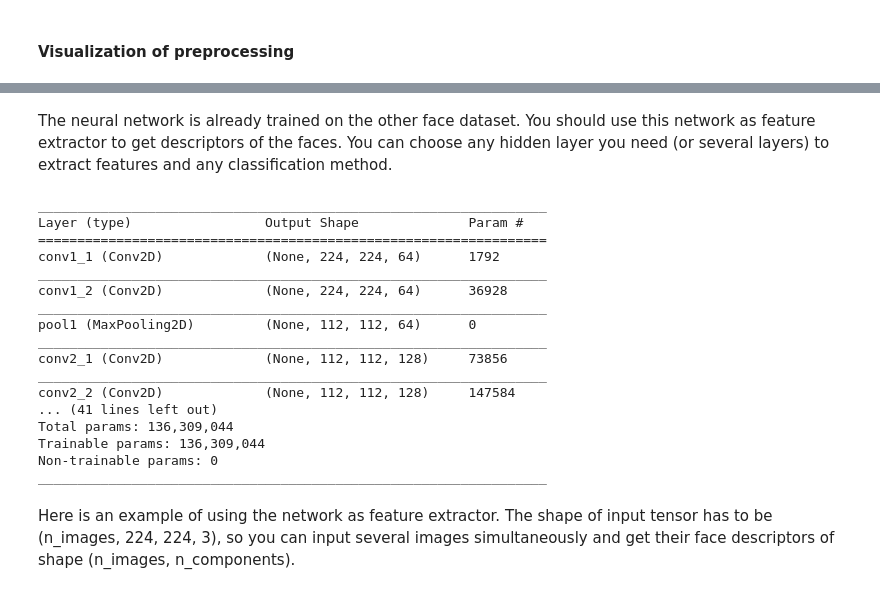
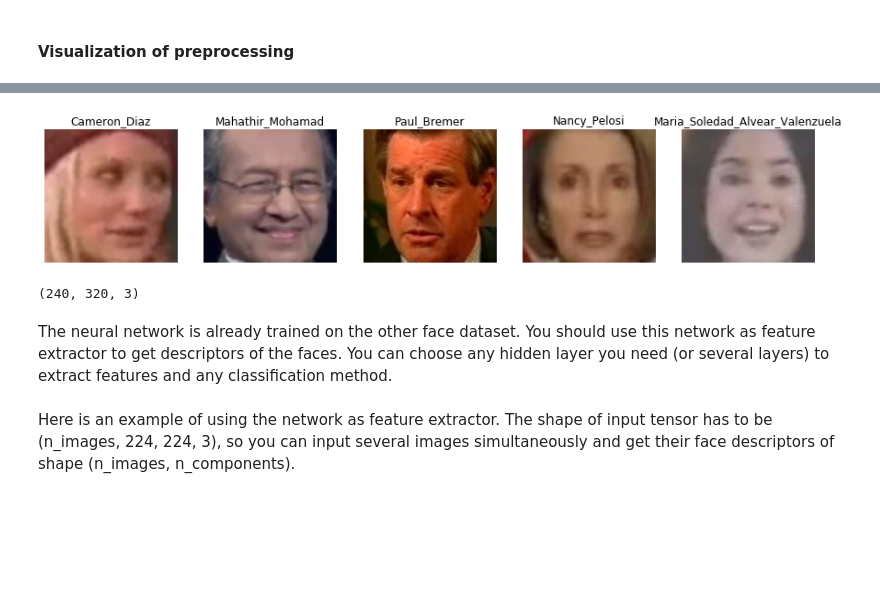
Before and after one commit to cr-bharath/Deep-learning-in-Computer-Vision-Coursera, a Jupyter notebook: Week4/Face Recognition task.ipynb, the cells around one changed output, grey strips where cells are left out. Saved outputs shown, nothing was run; the diff lists cells and outputs as text; code cells hidden in the pictures; blank space fills up the shorter version.

```diff
--- a/Week4/Face Recognition task.ipynb
+++ b/Week4/Face Recognition task.ipynb
@@ -154,28 +229,23 @@ visualize(x_train, y_train, function = lambda x:preprocess_imgs(x)[0])
+# %%
+visualize({i:video_test[i][20] for i in video_test}, test_labels, function = lambda x:preprocess_imgs2(x)[0], n_cols = 5, n_rows=1)
+# %% [output]
+[figure, added]
+# %%
+video_test['0'][0].shape
+# %% [output]
+(240, 320, 3)
 # %% [markdown]
 The neural network is already trained on the other face dataset. You should use this network as feature extractor to get descriptors of the faces. You can choose any hidden layer you need (or several layers) to extract features and any classification method.
 # %%
 import h5py
 from keras.models import load_model
-model = load_model('face_recognition_model.h5')
-model.summary()
+#model = load_model('face_recognition_model.h5')
+#model.summary()
+from keras_facenet import FaceNet
+
+embedder = FaceNet()
+model = embedder.model
+#model.summary()
-# %% [output]
-_________________________________________________________________
-Layer (type)                 Output Shape              Param #
-=================================================================
-conv1_1 (Conv2D)             (None, 224, 224, 64)      1792
-_________________________________________________________________
-conv1_2 (Conv2D)             (None, 224, 224, 64)      36928
-_________________________________________________________________
-pool1 (MaxPooling2D)         (None, 112, 112, 64)      0
-_________________________________________________________________
-conv2_1 (Conv2D)             (None, 112, 112, 128)     73856
-_________________________________________________________________
-conv2_2 (Conv2D)             (None, 112, 112, 128)     147584
-... (41 lines left out)
-Total params: 136,309,044
-Trainable params: 136,309,044
-Non-trainable params: 0
-_________________________________________________________________
 # %% [markdown]
 Here is an example of using the network as feature extractor. The shape of input tensor has to be (n_images, 224, 224, 3), so you can input several images simultaneously and get their face descriptors of shape (n_images, n_components).
 # %%
```
Also changed, not shown: parts of 18 cells of this notebook.
